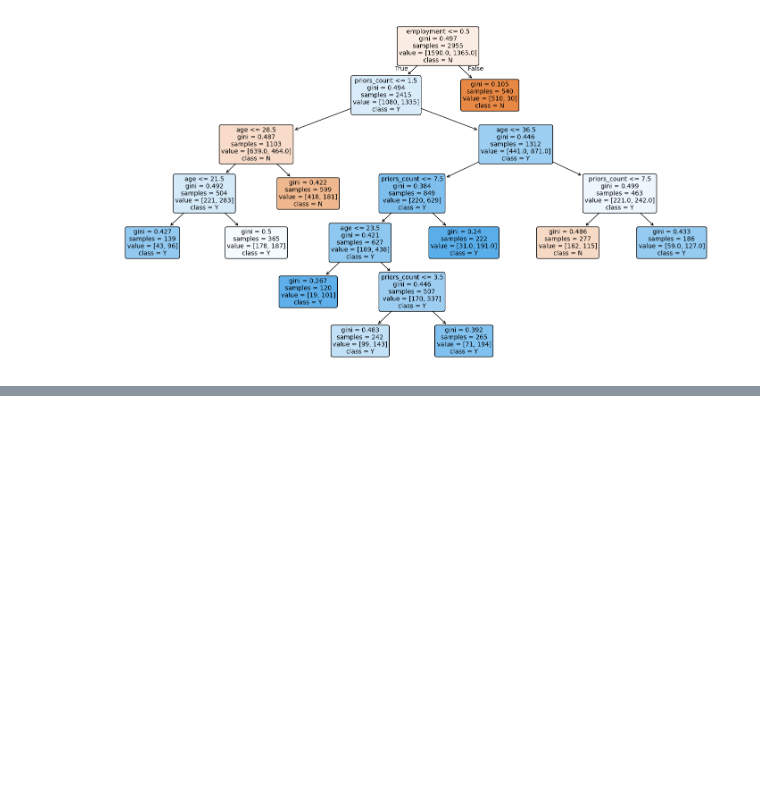
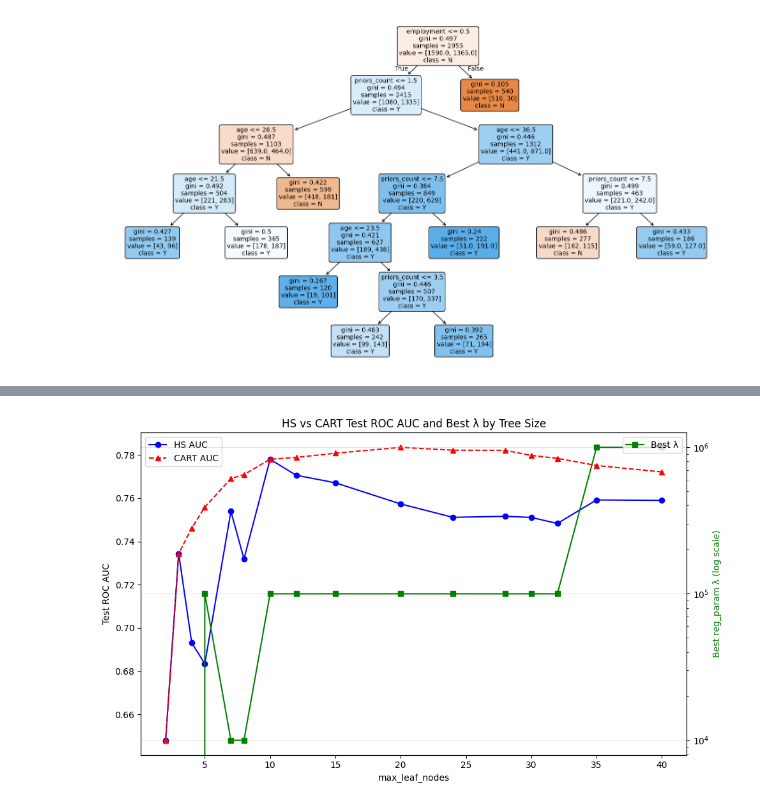
Before and after one commit to gwardasz/xai, a Jupyter notebook: Tree_with_HS.ipynb, the cells around one changed output, grey strips where cells are left out. Drawn from its saved outputs; the diff is of its cells as text; code cells hidden in the pictures; blank space fills up the shorter version.

```diff
--- a/Tree_with_HS.ipynb
+++ b/Tree_with_HS.ipynb
@@ -166 +169,68 @@ Reg_param for max_leaf_nodes_value = 22: 1.0
+# %%
+# Define parameter ranges
+reg_params = [0, 0.1, 1.0, 10.0, 25.0, 50.0, 10e2, 10e3, 10e4, 10e5]
+leaf_values = [2,3, 4, 5, 7, 8, 10, 12, 15, 20, 24, 28, 30, 32, 35, 40]
+
+best_configs = []
+
+# Grid search + hold-out evaluation
+for m in leaf_values:
+    # Cross-validate each reg_param
+    cv_results = []
+    for lam in reg_params:
+        model = HSTreeClassifier(max_leaf_nodes=m, reg_param=lam, random_state=42)
+        scores = cross_validate(
+            model, X_train, y_train,
+            cv=5,
+            scoring='roc_auc',
+            return_train_score=False
+        )
+        cv_results.append((lam, scores['test_score'].mean()))
+    # Select best lambda
+    best_lam, best_cv_auc = max(cv_results, key=lambda x: x[1])
+    # Train and test best model
+    best_model = HSTreeClassifier(max_leaf_nodes=m, reg_param=best_lam, random_state=42)
+    best_model.fit(X_train, y_train)
+    proba = best_model.predict_proba(X_test)[:, 1]
+    test_auc = roc_auc_score(y_test, proba)
+    best_configs.append({
+        'max_leaf_nodes': m,
+        'best_lambda': best_lam,
+        'cv_auc': best_cv_auc,
+        'test_auc': test_auc
+    })
+
+# Prepare arrays
+ms = [c['max_leaf_nodes'] for c in best_configs]
+hs_aucs = [c['test_auc'] for c in best_configs]
+lambdas = [c['best_lambda'] for c in best_configs]
+
+# Compute CART baseline
+cart_aucs = []
+for m in ms:
+    dt = DecisionTreeClassifier(max_leaf_nodes=m, random_state=42)
+    dt.fit(X_train, y_train)
+    proba = dt.predict_proba(X_test)[:, 1]
+    cart_aucs.append(roc_auc_score(y_test, proba))
+
+# Plot results
+fig, ax1 = plt.subplots(figsize=(10, 6))
+ax1.plot(ms, hs_aucs, marker='o', color='blue', label='HS AUC')
+ax1.plot(ms, cart_aucs, marker='^', linestyle='--', color='red', label='CART AUC')
+ax1.set_xlabel('max_leaf_nodes')
+ax1.set_ylabel('Test ROC AUC')
+ax1.legend(loc='upper left')
+
+ax2 = ax1.twinx()
+ax2.set_yscale('log')
+ax2.plot(ms, lambdas, marker='s', color='green', label='Best λ')
+ax2.set_ylabel('Best reg_param λ (log scale)', color='green')
+ax2.legend(loc='upper right')
+
+plt.title('HS vs CART Test ROC AUC and Best λ by Tree Size')
+plt.grid(alpha=0.3)
+plt.tight_layout()
+plt.show()
+# %% [output]
+[figure, added]
 # %%
```
Also changed, not shown: parts of 6 cells of this notebook.
